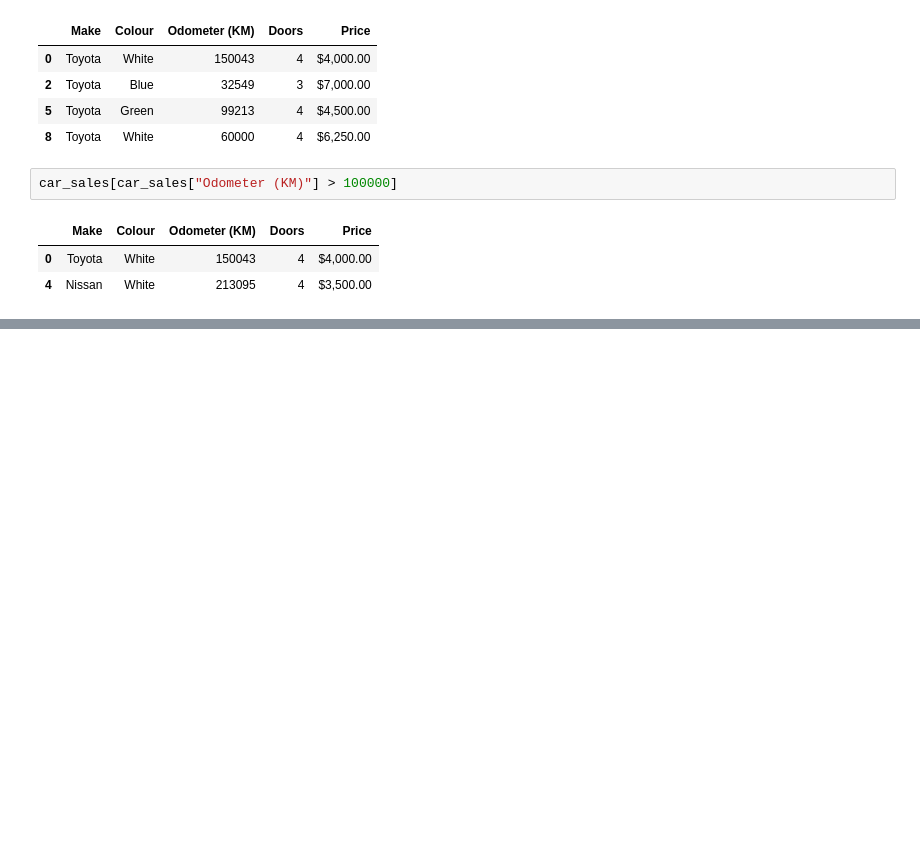
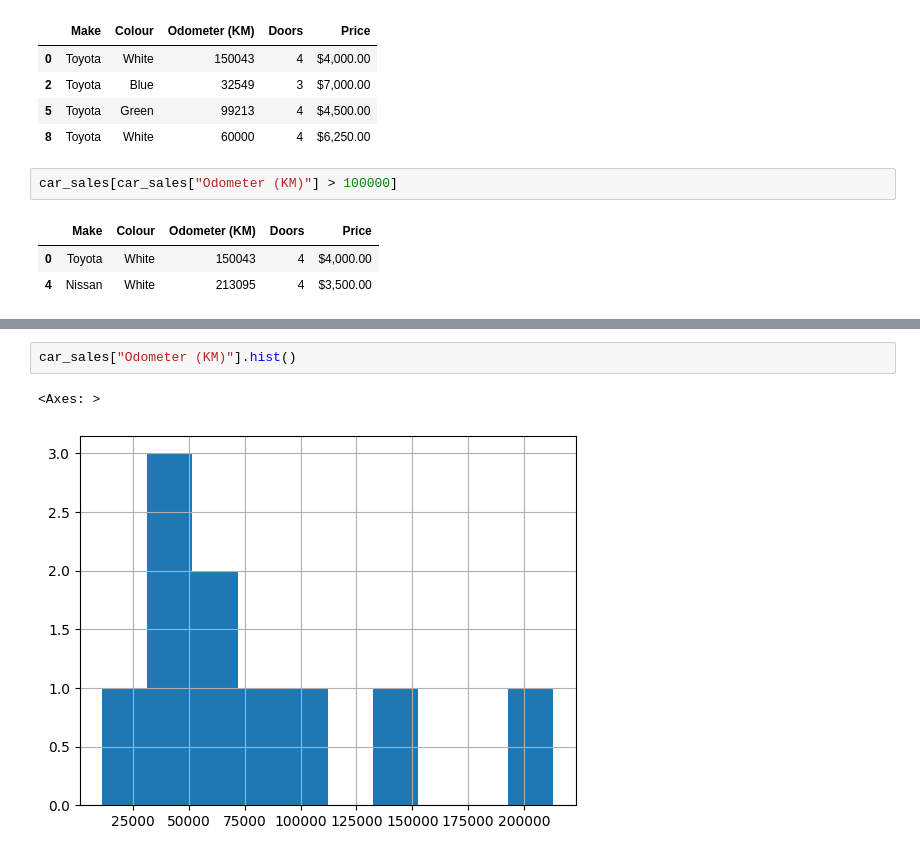
Before and after one commit to 4kbr/jupiter-first, a Jupyter notebook: introduction-to-pandas.ipynb, the cells around one changed output, grey strips where cells are left out. Drawn from its saved outputs; the diff is of its cells as text; blank space fills up the shorter version.

```diff
--- a/introduction-to-pandas.ipynb
+++ b/introduction-to-pandas.ipynb
@@ -370,0 +415,5 @@ car_sales[car_sales["Odometer (KM)"] > 100000]
+# %%
+car_sales["Odometer (KM)"].hist()
+# %% [output]
+<Axes: >
+[figure, added]
```
Also changed, not shown: parts of 9 cells of this notebook, 2 other files.
